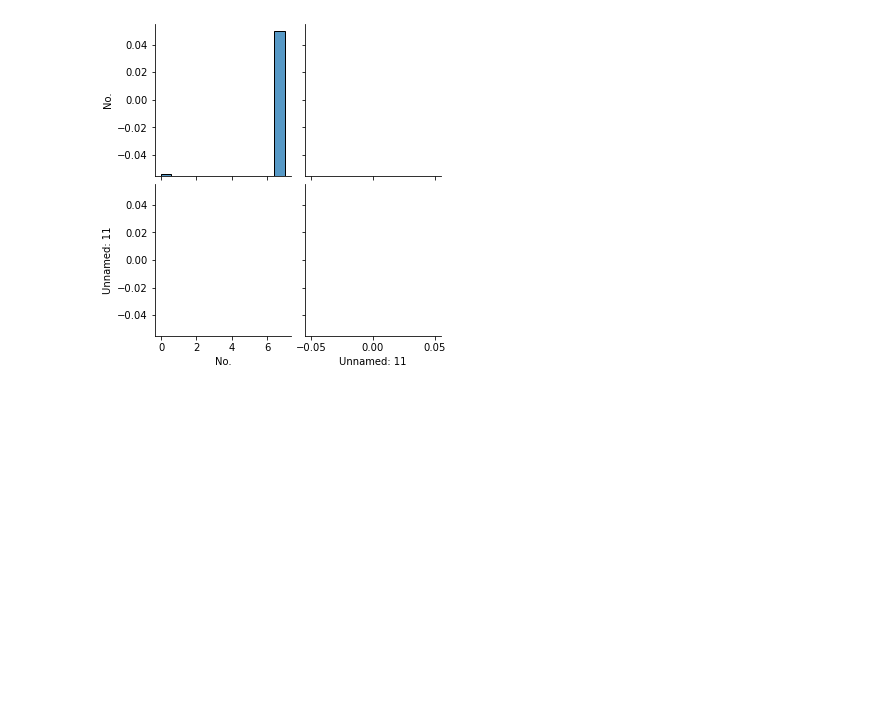
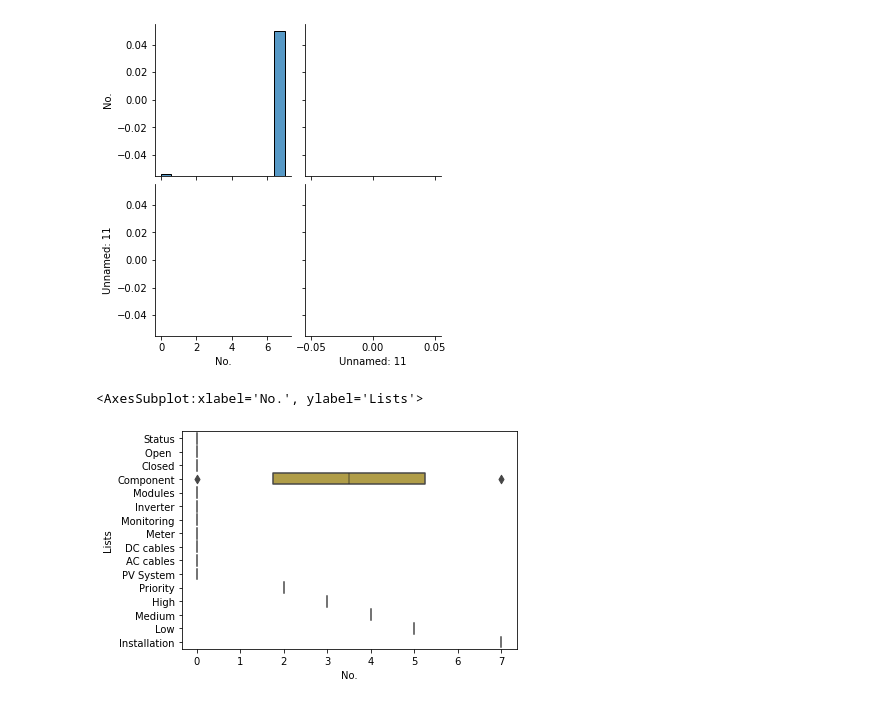
Before and after one commit to ahmadasd1234/Emergent-Energy, a Jupyter notebook: iX internship.ipynb, the cells around one changed output. Saved outputs shown, nothing was run; the diff lists cells and outputs as text; code cells hidden in the pictures; blank space fills up the shorter version.

```diff
--- a/iX internship.ipynb
+++ b/iX internship.ipynb
@@ -121,3 +137,8 @@ sns.pairplot(df)
 # %% [output]
 <seaborn.axisgrid.PairGrid at 0x...>
 [figure]
+# %%
+sns.boxenplot("No." , "Lists" , data = df)
+# %% [output]
+<AxesSubplot:xlabel='No.', ylabel='Lists'>
+[figure, added]
```
Also changed, not shown: parts of 3 cells of this notebook.
